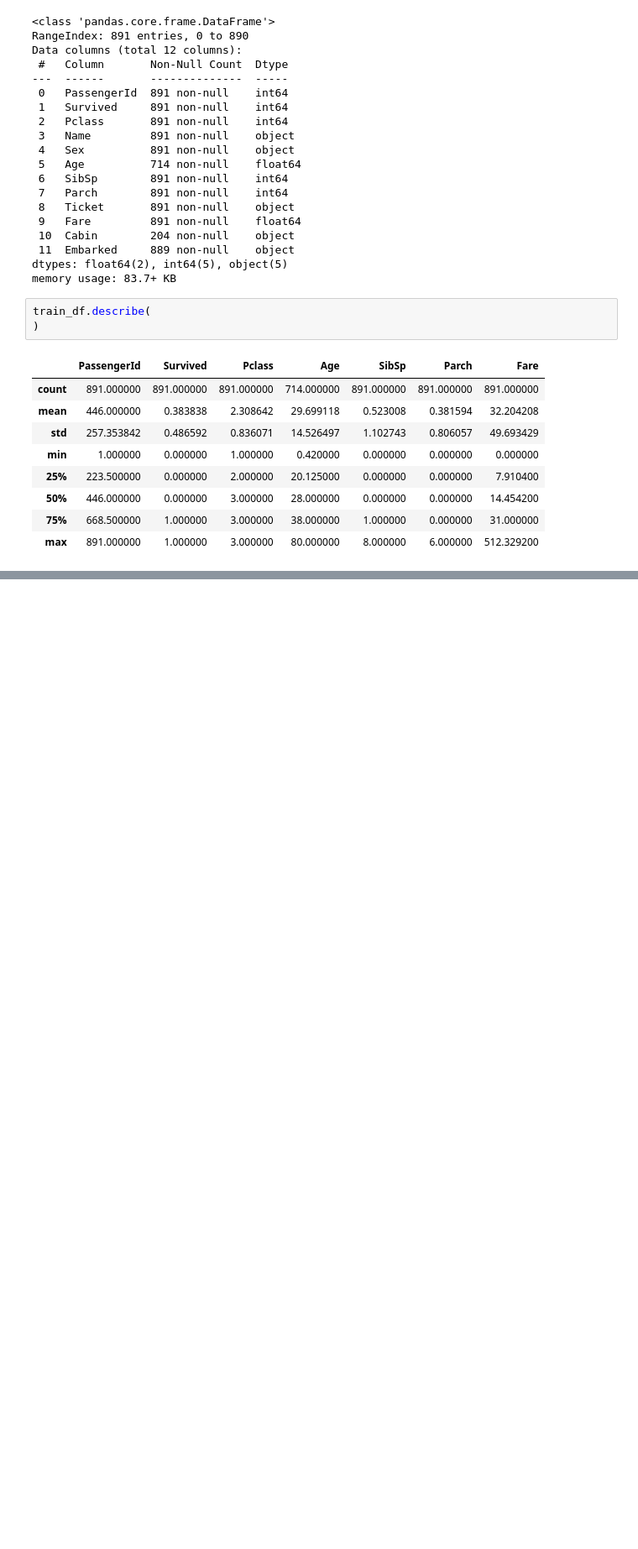
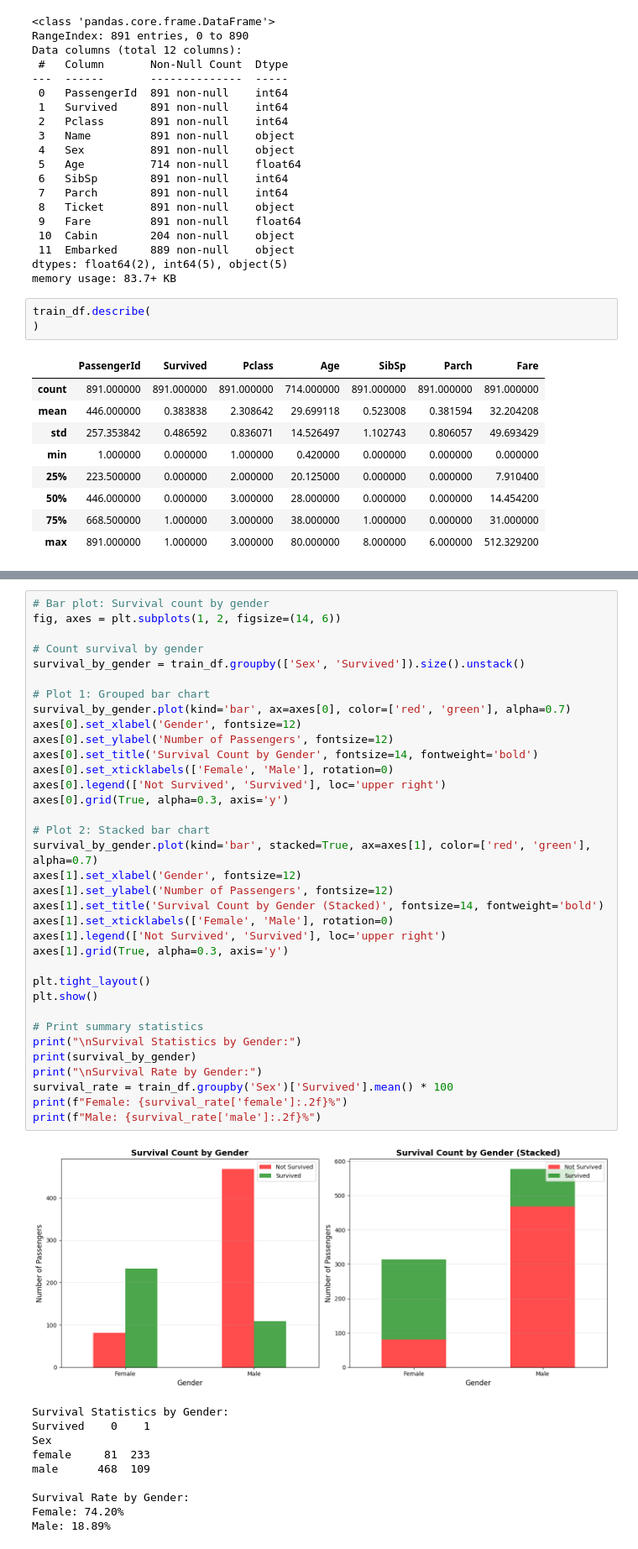
Before and after one commit to toRK25/EDUCBA, a Jupyter notebook: main.ipynb, the cells around one changed output, grey strips where cells are left out. Shown at 84% size. Drawn from its saved outputs; the diff is of its cells as text; blank space fills up the shorter version.

```diff
--- a/main.ipynb
+++ b/main.ipynb
@@ -72,3 +72,49 @@ train_df.head(30)
 | 27 | 28 | 0 | 1 | Fortune, Mr. Charles Alexander | male | 19.0 | 3 | 2 | 19950 | 263.0000 | ... |
 | 28 | 29 | 1 | 3 | O'Dwyer, Miss. Ellen "Nellie" | female | NaN | 0 | 0 | 330959 | 7.8792 | ... |
 | 29 | 30 | 0 | 3 | Todoroff, Mr. Lalio | male | NaN | 0 | 0 | 349216 | 7.8958 | ... |
+# %%
+# Bar plot: Survival count by gender
+fig, axes = plt.subplots(1, 2, figsize=(14, 6))
+
+# Count survival by gender
+survival_by_gender = train_df.groupby(['Sex', 'Survived']).size().unstack()
+
+# Plot 1: Grouped bar chart
+survival_by_gender.plot(kind='bar', ax=axes[0], color=['red', 'green'], alpha=0.7)
+axes[0].set_xlabel('Gender', fontsize=12)
+axes[0].set_ylabel('Number of Passengers', fontsize=12)
+axes[0].set_title('Survival Count by Gender', fontsize=14, fontweight='bold')
+axes[0].set_xticklabels(['Female', 'Male'], rotation=0)
+axes[0].legend(['Not Survived', 'Survived'], loc='upper right')
+axes[0].grid(True, alpha=0.3, axis='y')
+
+# Plot 2: Stacked bar chart
+survival_by_gender.plot(kind='bar', stacked=True, ax=axes[1], color=['red', 'green'], alpha=0.7)
+axes[1].set_xlabel('Gender', fontsize=12)
+axes[1].set_ylabel('Number of Passengers', fontsize=12)
+axes[1].set_title('Survival Count by Gender (Stacked)', fontsize=14, fontweight='bold')
+axes[1].set_xticklabels(['Female', 'Male'], rotation=0)
+axes[1].legend(['Not Survived', 'Survived'], loc='upper right')
+axes[1].grid(True, alpha=0.3, axis='y')
+
+plt.tight_layout()
+plt.show()
+
+# Print summary statistics
+print("\nSurvival Statistics by Gender:")
+print(survival_by_gender)
+print("\nSurvival Rate by Gender:")
+survival_rate = train_df.groupby('Sex')['Survived'].mean() * 100
+print(f"Female: {survival_rate['female']:.2f}%")
+print(f"Male: {survival_rate['male']:.2f}%")
+# %% [output]
+[figure, added]
+Survival Statistics by Gender:
+Survived    0    1
+Sex
+female     81  233
+male      468  109
+
+Survival Rate by Gender:
+Female: 74.20%
+Male: 18.89%
```
